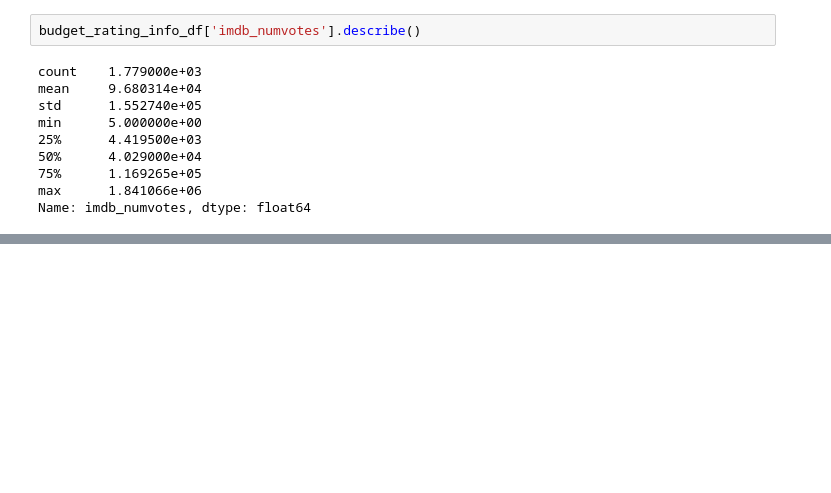
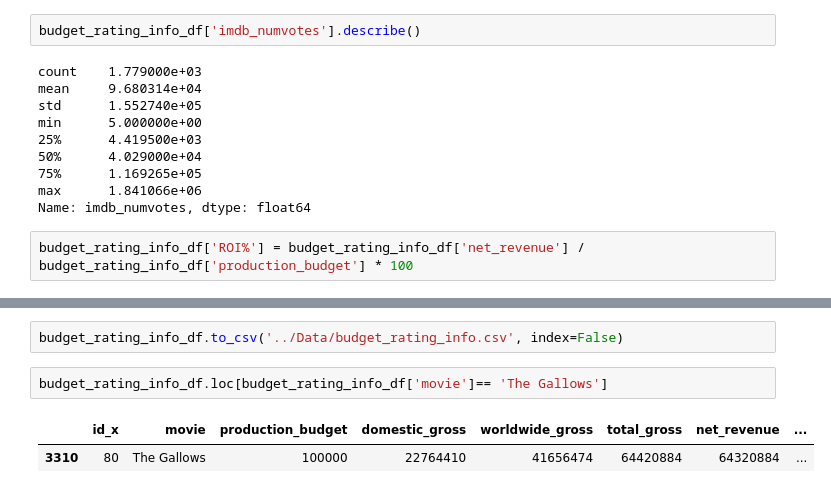
Before and after one commit to basstraining/film_data_analysis, a Jupyter notebook: Notebooks/imdb_eda.ipynb, the cells around one changed output, grey strips where cells are left out. Cells and saved outputs as stored; diff of their text form; blank space fills up the shorter version.

```diff
--- a/Notebooks/imdb_eda.ipynb
+++ b/Notebooks/imdb_eda.ipynb
@@ -185,3 +185,5 @@ min      5.000000e+00
 75%      1.169265e+05
 max      1.841066e+06
 Name: imdb_numvotes, dtype: float64
+# %%
+budget_rating_info_df['ROI%'] = budget_rating_info_df['net_revenue'] / budget_rating_info_df['production_budget'] * 100
@@ -187,0 +206,7 @@ Name: imdb_numvotes, dtype: float64
+# %%
+budget_rating_info_df.to_csv('../Data/budget_rating_info.csv', index=False)
+# %%
+budget_rating_info_df.loc[budget_rating_info_df['movie']== 'The Gallows']
+# %% [output]
+|  | id_x | movie | production_budget | domestic_gross | worldwide_gross | total_gross | net_revenue | ... |
+| 3310 | 80 | The Gallows | 100000 | 22764410 | 41656474 | 64420884 | 64320884 | ... |
```
Also changed, not shown: parts of 1 cell of this notebook, 2 other files.
